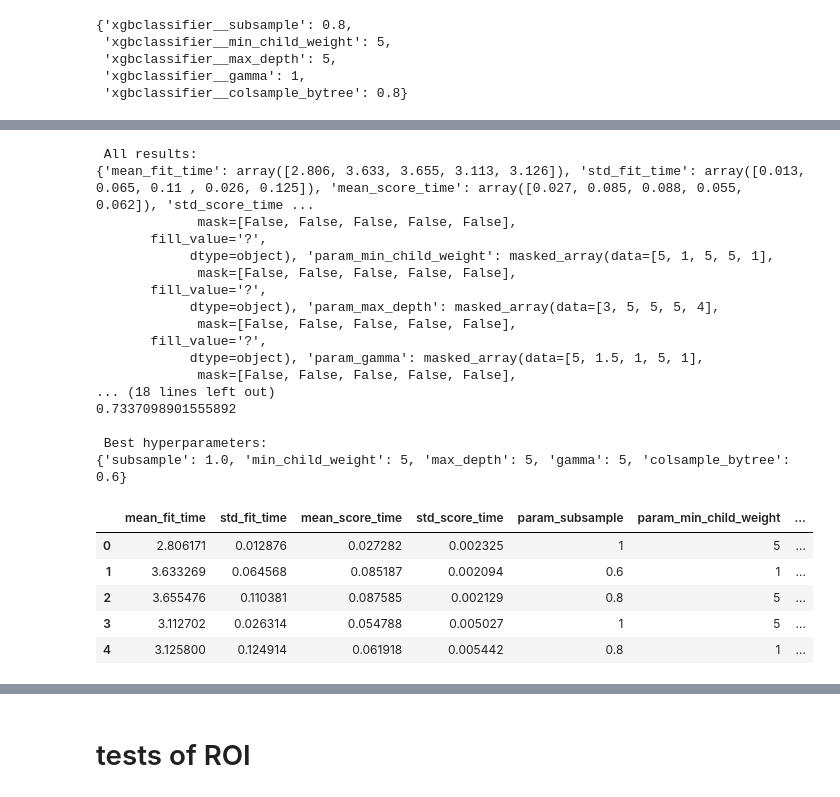
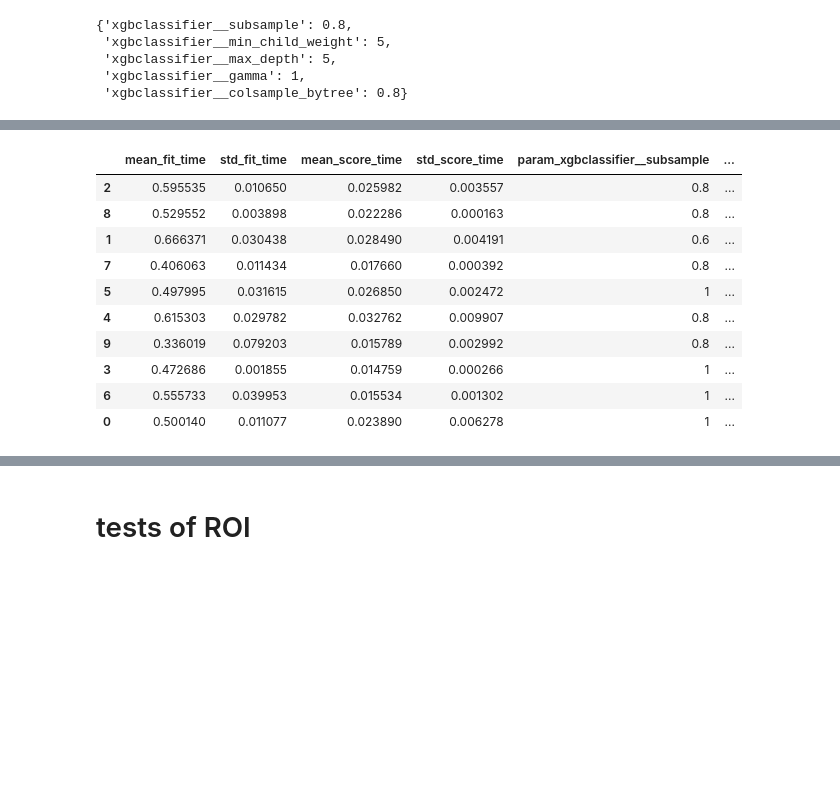
Before and after one commit to gcsantucci/churn_TopBank, a Jupyter notebook: churn_analysis.ipynb, the cells around one changed output, grey strips where cells are left out. Saved outputs shown, nothing was run; the diff lists cells and outputs as text; code cells hidden in the pictures; blank space fills up the shorter version.

```diff
--- a/churn_analysis.ipynb
+++ b/churn_analysis.ipynb
@@ -1526,0 +1640,10 @@ grid.best_params_
+# %%
+nfolds = 3
+param_comb = 10
+
+#grid = GridSearchCV(pipe, params, cv=nfolds, scoring='recall', n_jobs=4)
+grid = RandomizedSearchCV(pipe, param_distributions=params, n_iter=param_comb,
+                                   scoring='recall', n_jobs=4, cv=nfolds,
+                                   verbose=3, random_state=1001 )
+
+grid.fit(X_train2, y_train);
@@ -1527,14 +1671,13 @@ grid.best_params_
 # %%
-folds = 3
-param_comb = 5
+nfolds = 3
+param_comb = 10
 
-skf = StratifiedKFold(n_splits=folds, shuffle=True, random_state=1001)
+#grid = GridSearchCV(pipe, params, cv=nfolds, scoring='recall', n_jobs=4)
 
-X_grid = pipe.named_steps['columntransformer'].transform(X_train)
-random_search = RandomizedSearchCV(xgb, param_distributions=params, n_iter=param_comb,
-                                   scoring='roc_auc', n_jobs=4, cv=skf.split(X_grid, y_train),
+skf = StratifiedKFold(n_splits=nfolds, shuffle=True, random_state=1001)
+grid = RandomizedSearchCV(pipe, param_distributions=params, n_iter=param_comb,
+                                   scoring='recall', n_jobs=4, cv=skf.split(X_train, y_train),
                                    verbose=3, random_state=1001 )
 
-# Here we go
-random_search.fit(X_grid, y_train)
+grid.fit(X_train, y_train);
 # %% [output]
@@ -1567,35 +1687,16 @@ RandomizedSearchCV(cv=<generator object _BaseKFold.split at 0x...>,
-# %%
-print('\n All results:')
-print(random_search.cv_results_)
-print('\n Best estimator:')
-print(random_search.best_estimator_)
-print('\n Best normalized gini score for %d-fold search with %d parameter combinations:' % (folds, param_comb))
-print(random_search.best_score_ * 2 - 1)
-print('\n Best hyperparameters:')
-print(random_search.best_params_)
-results = pd.DataFrame(random_search.cv_results_)
-results
-# %% [output]
- All results:
-{'mean_fit_time': array([2.806, 3.633, 3.655, 3.113, 3.126]), 'std_fit_time': array([0.013, 0.065, 0.11 , 0.026, 0.125]), 'mean_score_time': array([0.027, 0.085, 0.088, 0.055, 0.062]), 'std_score_time ...
-             mask=[False, False, False, False, False],
-       fill_value='?',
-            dtype=object), 'param_min_child_weight': masked_array(data=[5, 1, 5, 5, 1],
-             mask=[False, False, False, False, False],
-       fill_value='?',
-            dtype=object), 'param_max_depth': masked_array(data=[3, 5, 5, 5, 4],
-             mask=[False, False, False, False, False],
-       fill_value='?',
-            dtype=object), 'param_gamma': masked_array(data=[5, 1.5, 1, 5, 1],
-             mask=[False, False, False, False, False],
-... (18 lines left out)
-0.7337098901555892
-
- Best hyperparameters:
-{'subsample': 1.0, 'min_child_weight': 5, 'max_depth': 5, 'gamma': 5, 'colsample_bytree': 0.6}
-|  | mean_fit_time | std_fit_time | mean_score_time | std_score_time | param_subsample | param_min_child_weight | ... |
-| 0 | 2.806171 | 0.012876 | 0.027282 | 0.002325 | 1 | 5 | ... |
-| 1 | 3.633269 | 0.064568 | 0.085187 | 0.002094 | 0.6 | 1 | ... |
-| 2 | 3.655476 | 0.110381 | 0.087585 | 0.002129 | 0.8 | 5 | ... |
-| 3 | 3.112702 | 0.026314 | 0.054788 | 0.005027 | 1 | 5 | ... |
-| 4 | 3.125800 | 0.124914 | 0.061918 | 0.005442 | 0.8 | 1 | ... |
+# %%
+results_random = pd.DataFrame(grid.cv_results_)
+results_random.sort_values('rank_test_score', inplace=True)
+results_random
+# %% [output]
+|  | mean_fit_time | std_fit_time | mean_score_time | std_score_time | param_xgbclassifier__subsample | ... |
+| 2 | 0.595535 | 0.010650 | 0.025982 | 0.003557 | 0.8 | ... |
+| 8 | 0.529552 | 0.003898 | 0.022286 | 0.000163 | 0.8 | ... |
+| 1 | 0.666371 | 0.030438 | 0.028490 | 0.004191 | 0.6 | ... |
+| 7 | 0.406063 | 0.011434 | 0.017660 | 0.000392 | 0.8 | ... |
+| 5 | 0.497995 | 0.031615 | 0.026850 | 0.002472 | 1 | ... |
+| 4 | 0.615303 | 0.029782 | 0.032762 | 0.009907 | 0.8 | ... |
+| 9 | 0.336019 | 0.079203 | 0.015789 | 0.002992 | 0.8 | ... |
+| 3 | 0.472686 | 0.001855 | 0.014759 | 0.000266 | 1 | ... |
+| 6 | 0.555733 | 0.039953 | 0.015534 | 0.001302 | 1 | ... |
+| 0 | 0.500140 | 0.011077 | 0.023890 | 0.006278 | 1 | ... |
```
Also changed, not shown: parts of 52 cells of this notebook, 2 other files.
